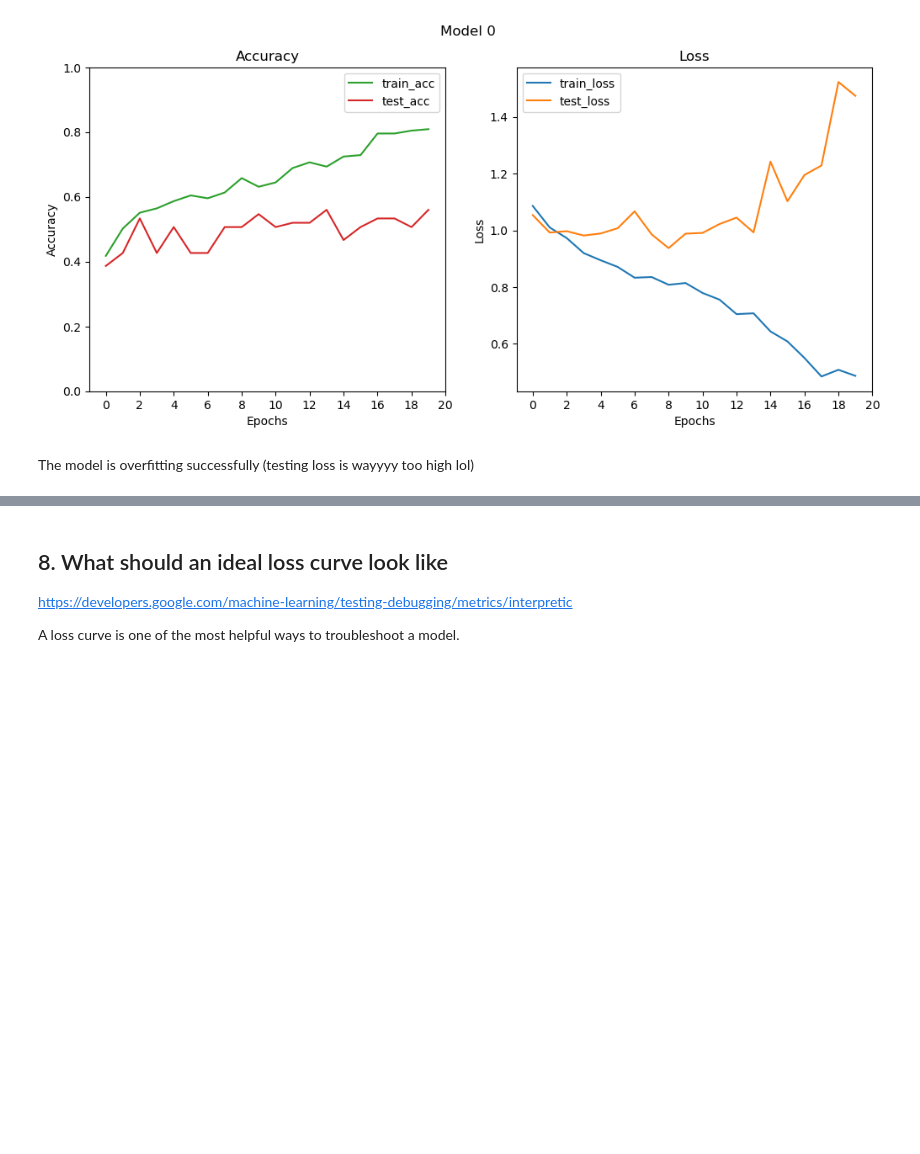
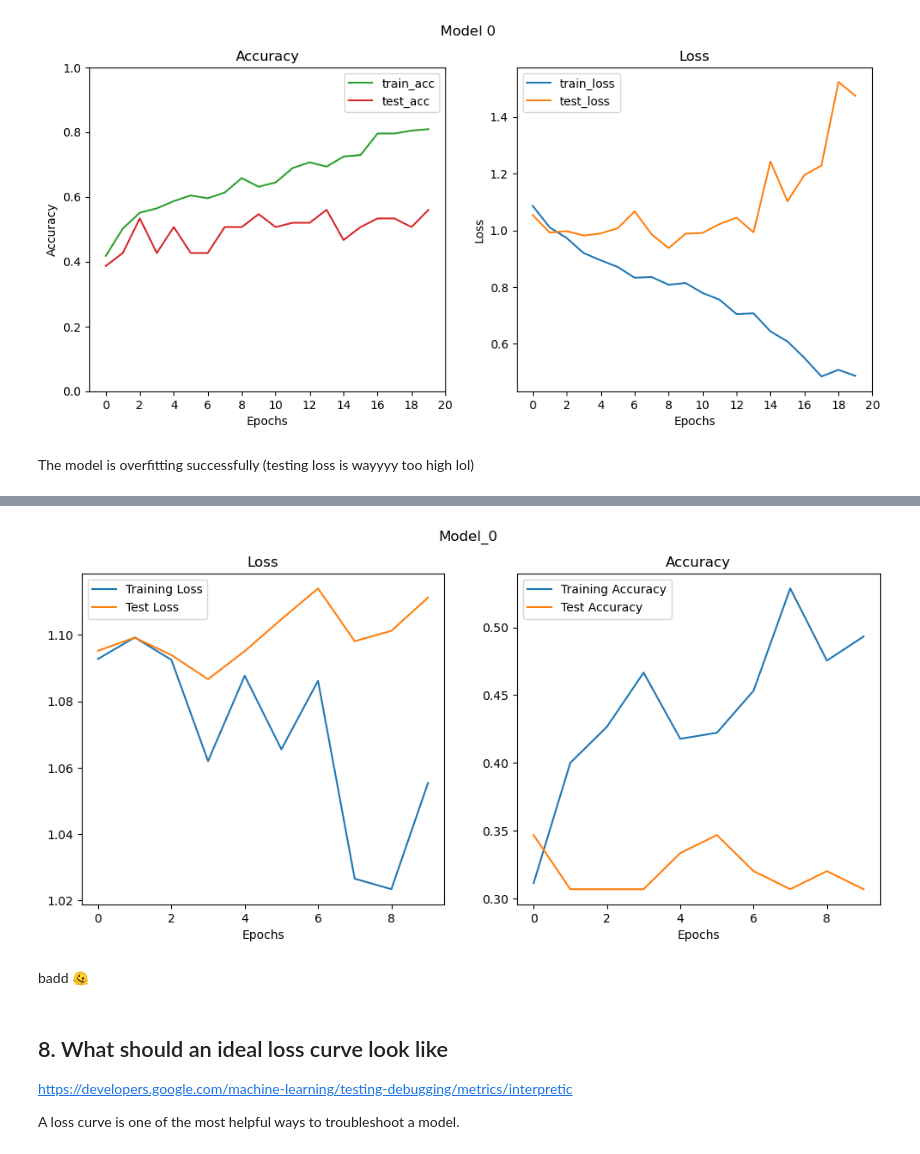
Before and after one commit to ridamansour/PyTorchLearning, a Jupyter notebook: 04_pytorch_custom_datasets.ipynb, the cells around one changed output, grey strips where cells are left out. Saved outputs shown, nothing was run; the diff lists cells and outputs as text; code cells hidden in the pictures; blank space fills up the shorter version.

```diff
--- a/04_pytorch_custom_datasets.ipynb
+++ b/04_pytorch_custom_datasets.ipynb
@@ -963,13 +963,12 @@ def train_step(model: torch.nn.Module,
         optimizer.step()
 
         # Calculate accuracy matric
-        y_pred_class = torch.argmax(torch.softmax(logits, dim=1), dim=1)
         train_loss += loss.item()
-        train_acc += (y_pred_class == label).sum().item()
+        train_acc += (logits.argmax(dim=1) == label).sum().item()
 
     # Adjust metrics to get average loss and accuracy per batch
     train_loss /= len(dataloader)
-    train_acc /= len(dataloader)
+    train_acc /= len(dataloader.dataset)
     return train_loss, train_acc
 # %%
 # Create a test step
@@ -1009,12 +1008,12 @@ def test_step(model: torch.nn.Module,
             test_loss += loss_fn(test_pred, y_test).item()
 
             #  3. Calculate the accuracy
-            test_acc += test_pred.argmax(dim=1).eq(y_test).sum().item()
+            test_acc += (test_pred.argmax(dim=1) == y_test).sum().item()
         # Calculate the test loss average per batch
         test_loss /= len(dataloader)
 
         # Calculate the test accuracy average per batch
-        test_acc /= len(dataloader)
+        test_acc /= len(dataloader.dataset)
 
     # Print out what's happening
     # print(f'Test loss: {test_loss:.4f}, test accuracy: {test_acc*100:.2f}%')
@@ -1190,0 +1298,7 @@ plot_loss_curves(model_0_results)
+# %%
+model_0_results2 = train(model=model_0_edited,
+                        train_dataloader=train_dataloader2,
+                        test_dataloader=test_dataloader2,
+                        optimizer=optimizer,
+                        epochs=10,
+                        device=torch.device("mps"))
@@ -1191,3 +1316,9 @@ plot_loss_curves(model_0_results)
+# %%
+plot_loss_curves(model_0_results2)
+# %% [output]
+[figure, added]
+# %% [markdown]
+badd 🫠
 # %% [markdown]
 ## 8. What should an ideal loss curve look like
 
```
Also changed, not shown: parts of 6 cells of this notebook.
